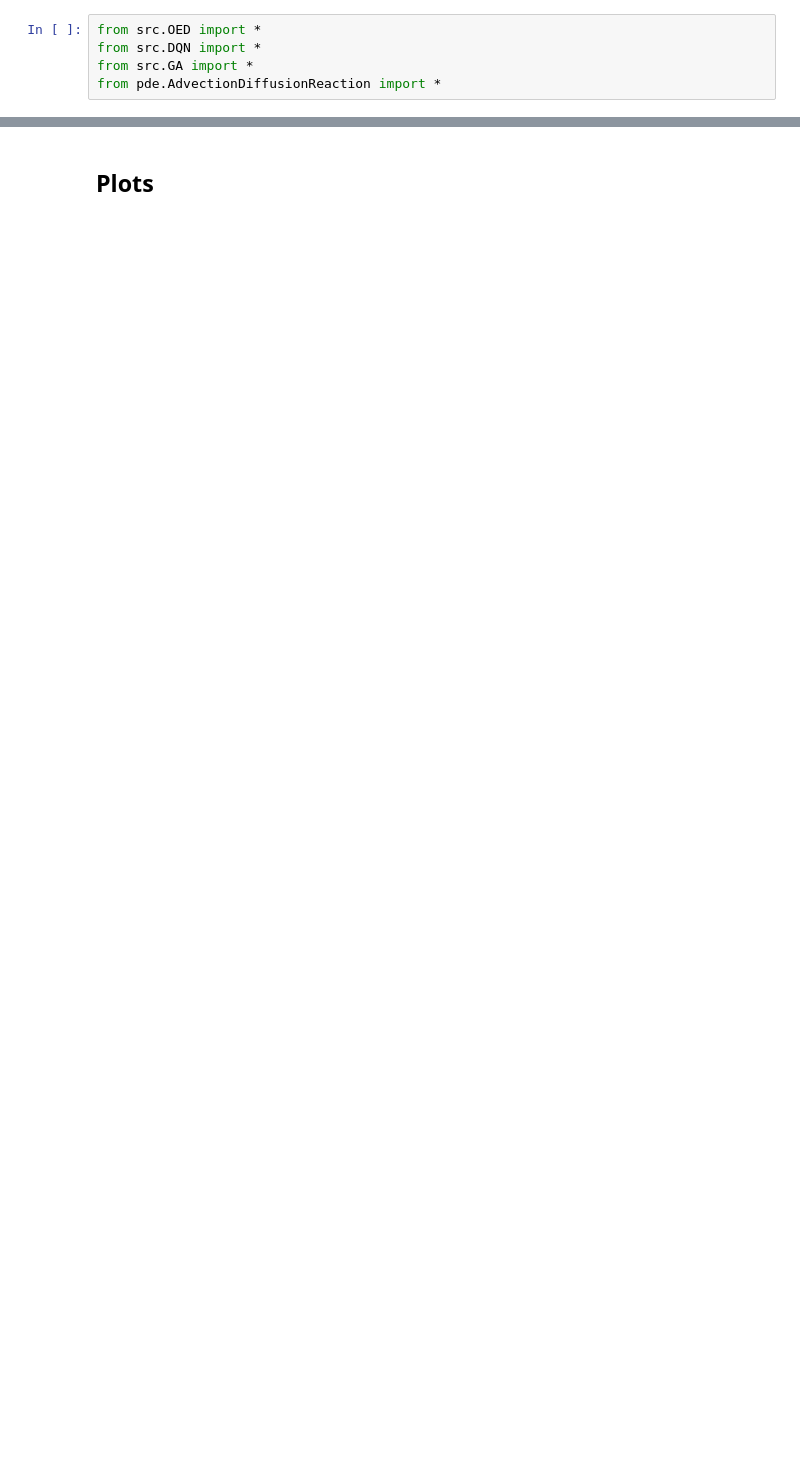
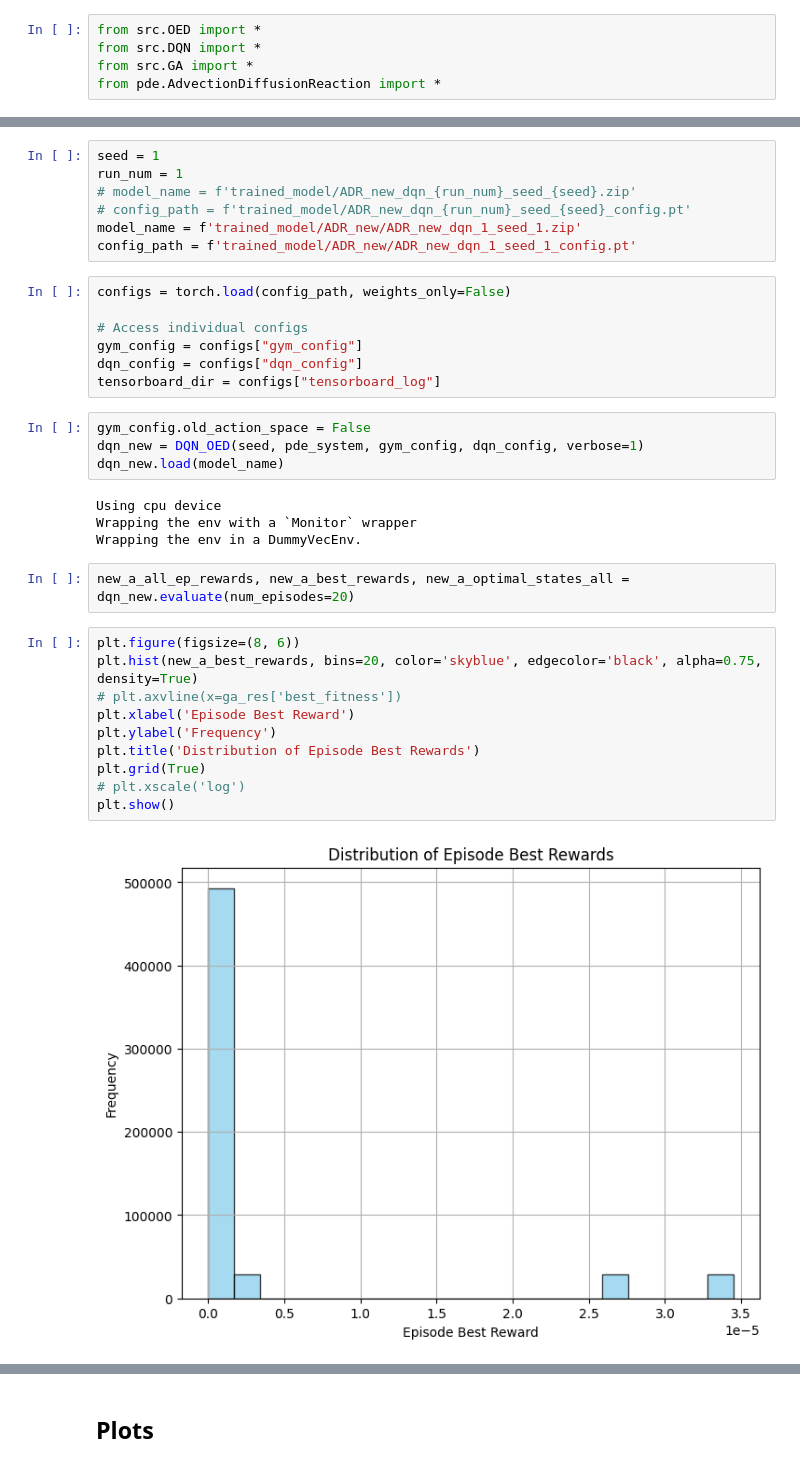
Before and after one commit to apoorv-s/Optimal-Experimental-Design-using-RL, a Jupyter notebook: AdvDiffReact.ipynb, the cells around one changed output, grey strips where cells are left out. Drawn from its saved outputs; the diff is of its cells as text; blank space fills up the shorter version.

```diff
--- a/AdvDiffReact.ipynb
+++ b/AdvDiffReact.ipynb
@@ -140,0 +61,36 @@ plt.show()
+# %%
+seed = 1
+run_num = 1
+# model_name = f'trained_model/ADR_new_dqn_{run_num}_seed_{seed}.zip'
+# config_path = f'trained_model/ADR_new_dqn_{run_num}_seed_{seed}_config.pt'
+model_name = f'trained_model/ADR_new/ADR_new_dqn_1_seed_1.zip'
+config_path = f'trained_model/ADR_new/ADR_new_dqn_1_seed_1_config.pt'
+# %%
+configs = torch.load(config_path, weights_only=False)
+
+# Access individual configs
+gym_config = configs["gym_config"]
+dqn_config = configs["dqn_config"]
+tensorboard_dir = configs["tensorboard_log"]
+# %%
+gym_config.old_action_space = False
+dqn_new = DQN_OED(seed, pde_system, gym_config, dqn_config, verbose=1)
+dqn_new.load(model_name)
+# %% [output]
+Using cpu device
+Wrapping the env with a `Monitor` wrapper
+Wrapping the env in a DummyVecEnv.
+# %%
+new_a_all_ep_rewards, new_a_best_rewards, new_a_optimal_states_all = dqn_new.evaluate(num_episodes=20)
+# %%
+plt.figure(figsize=(8, 6))
+plt.hist(new_a_best_rewards, bins=20, color='skyblue', edgecolor='black', alpha=0.75, density=True)
+# plt.axvline(x=ga_res['best_fitness'])
+plt.xlabel('Episode Best Reward')
+plt.ylabel('Frequency')
+plt.title('Distribution of Episode Best Rewards')
+plt.grid(True)
+# plt.xscale('log')
+plt.show()
+# %% [output]
+[figure, added]
```
Also changed, not shown: parts of 54 cells of this notebook, 15 other files.
